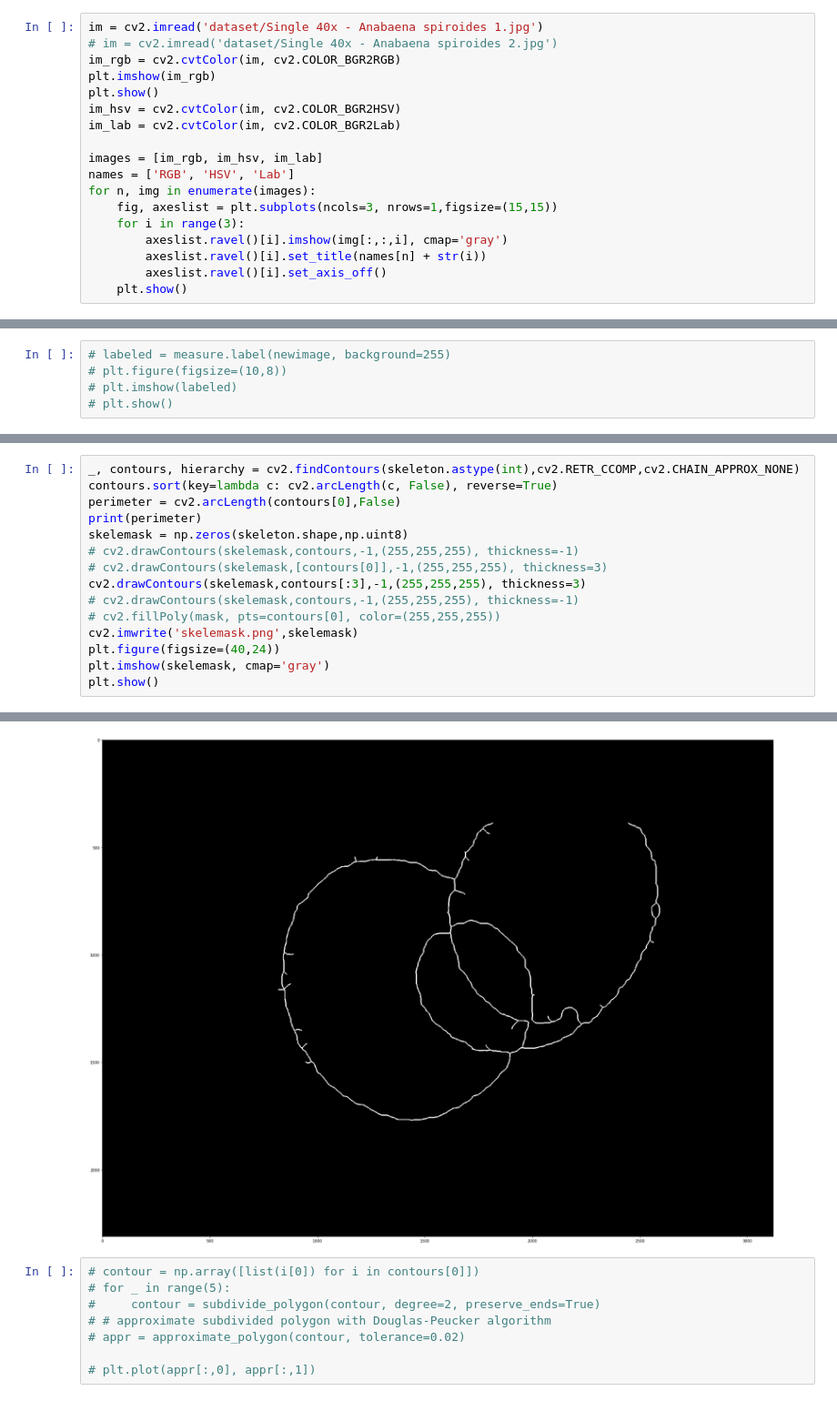
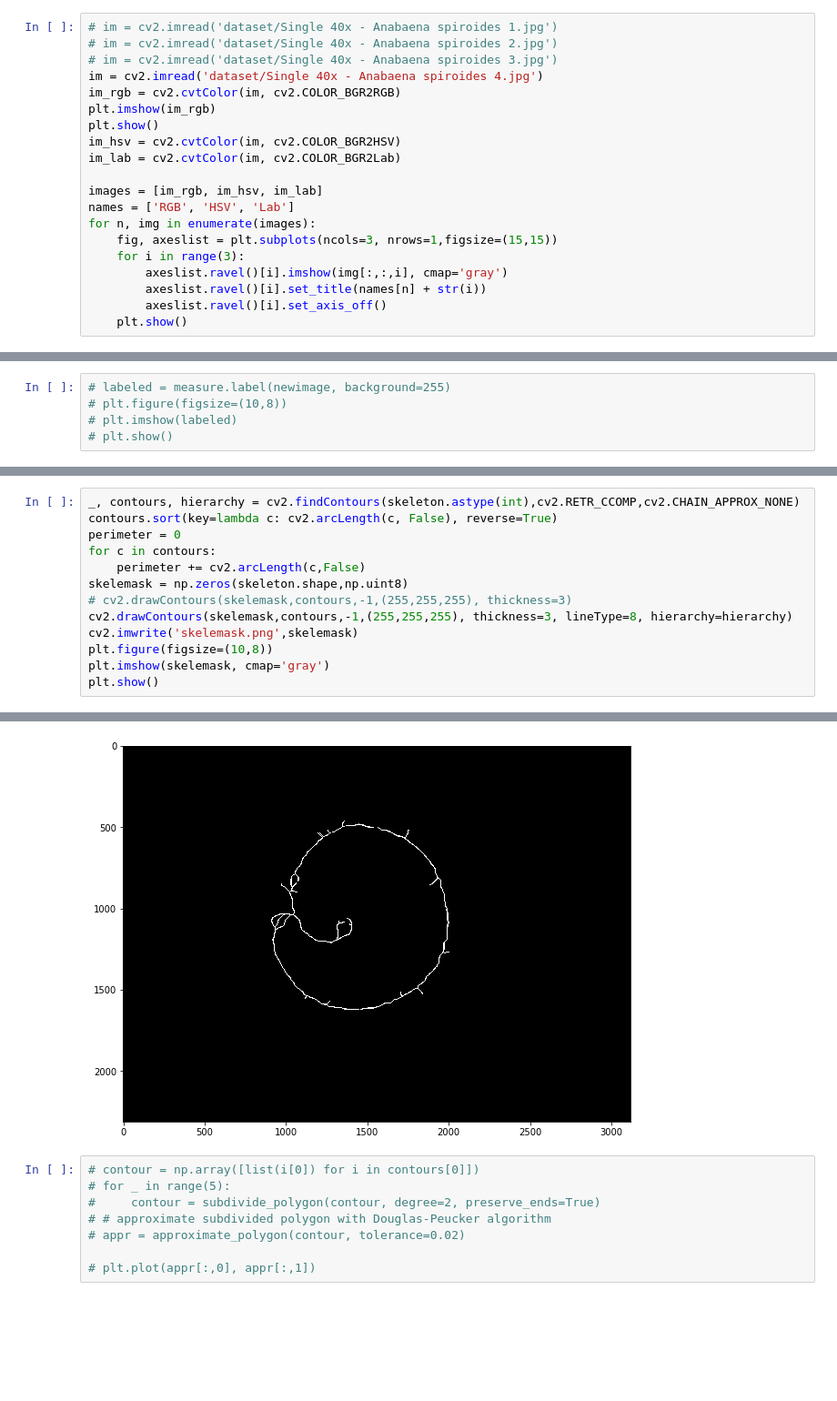
Before and after one commit to iagooteroc/analisis_imagen, a Jupyter notebook: P3/P3.ipynb, the cells around one changed output, grey strips where cells are left out. Shown at 91% size. Saved outputs shown, nothing was run; the diff lists cells and outputs as text; blank space fills up the shorter version.

```diff
--- a/P3/P3.ipynb
+++ b/P3/P3.ipynb
@@ -12,6 +15,8 @@ from skimage.measure import find_contours, approximate_polygon, \
 # %%
-im = cv2.imread('dataset/Single 40x - Anabaena spiroides 1.jpg')
+# im = cv2.imread('dataset/Single 40x - Anabaena spiroides 1.jpg')
 # im = cv2.imread('dataset/Single 40x - Anabaena spiroides 2.jpg')
+# im = cv2.imread('dataset/Single 40x - Anabaena spiroides 3.jpg')
+im = cv2.imread('dataset/Single 40x - Anabaena spiroides 4.jpg')
 im_rgb = cv2.cvtColor(im, cv2.COLOR_BGR2RGB)
 plt.imshow(im_rgb)
 plt.show()
@@ -113,16 +107,14 @@ plt.show()
 # %%
 _, contours, hierarchy = cv2.findContours(skeleton.astype(int),cv2.RETR_CCOMP,cv2.CHAIN_APPROX_NONE)
 contours.sort(key=lambda c: cv2.arcLength(c, False), reverse=True)
-perimeter = cv2.arcLength(contours[0],False)
-print(perimeter)
+perimeter = 0
+for c in contours:
+    perimeter += cv2.arcLength(c,False)
 skelemask = np.zeros(skeleton.shape,np.uint8)
-# cv2.drawContours(skelemask,contours,-1,(255,255,255), thickness=-1)
-# cv2.drawContours(skelemask,[contours[0]],-1,(255,255,255), thickness=3)
-cv2.drawContours(skelemask,contours[:3],-1,(255,255,255), thickness=3)
-# cv2.drawContours(skelemask,contours,-1,(255,255,255), thickness=-1)
-# cv2.fillPoly(mask, pts=contours[0], color=(255,255,255))
+# cv2.drawContours(skelemask,contours,-1,(255,255,255), thickness=3)
+cv2.drawContours(skelemask,contours,-1,(255,255,255), thickness=3, lineType=8, hierarchy=hierarchy)
 cv2.imwrite('skelemask.png',skelemask)
-plt.figure(figsize=(40,24))
+plt.figure(figsize=(10,8))
 plt.imshow(skelemask, cmap='gray')
 plt.show()
 # %% [output]
@@ -130,4 +122,4 @@ plt.show()
-[figure, old version]
+[figure, new version]
 # %%
 # contour = np.array([list(i[0]) for i in contours[0]])
 # for _ in range(5):
```
Also changed, not shown: parts of 14 cells of this notebook.
